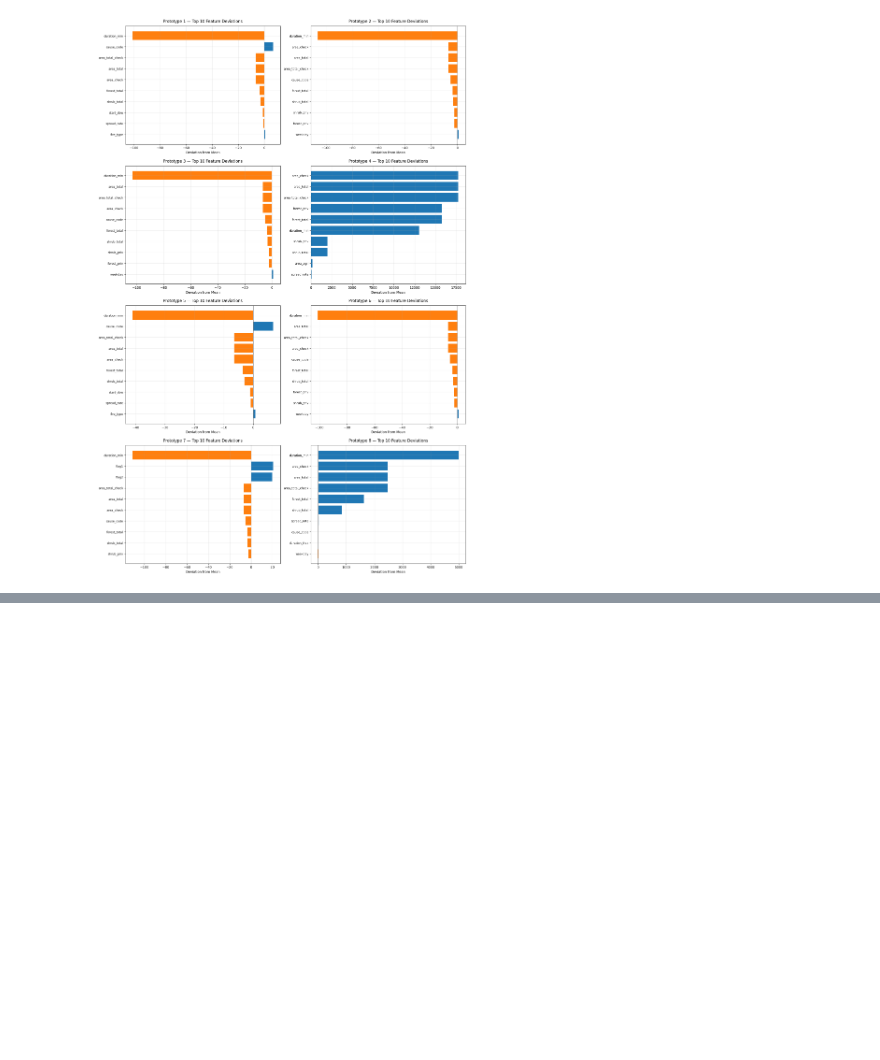
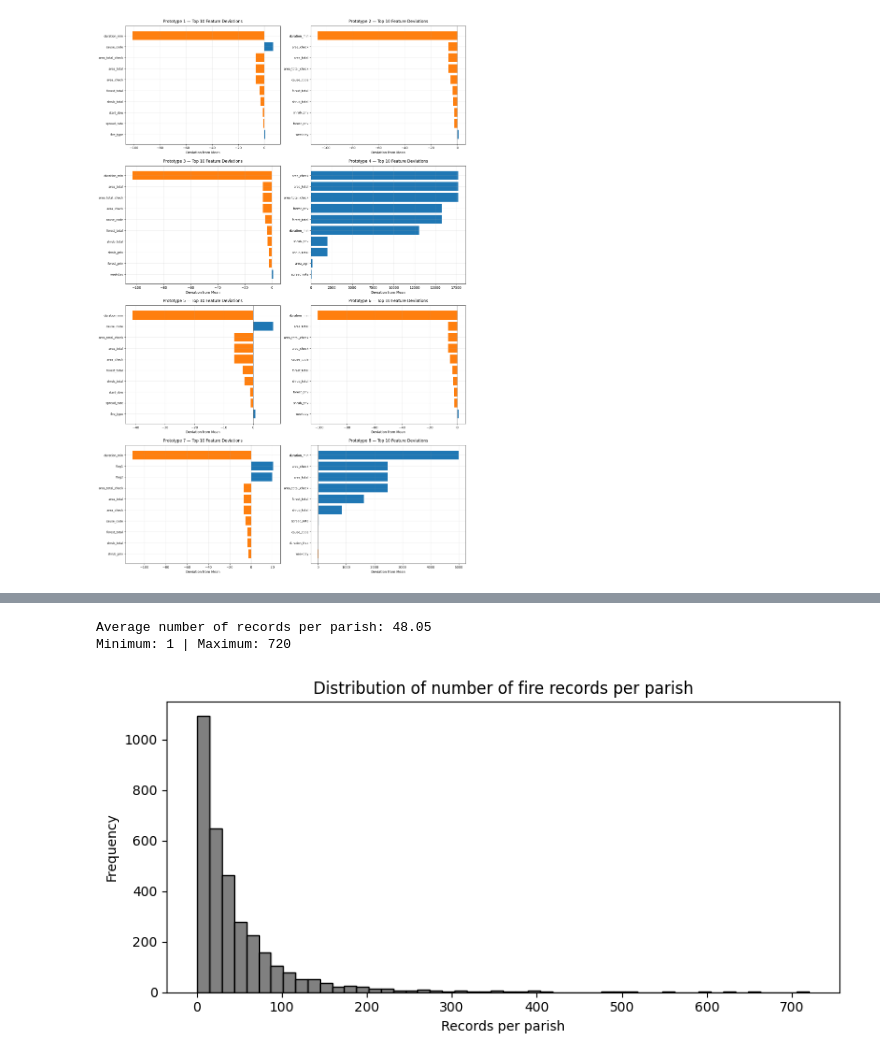
Before and after one commit to Mihalachee/RuralFireDatabase, a Jupyter notebook: project.ipynb, the cells around one changed output, grey strips where cells are left out. Cells and saved outputs as stored; diff of their text form; code cells hidden in the pictures; blank space fills up the shorter version.

```diff
--- a/project.ipynb
+++ b/project.ipynb
@@ -1681,0 +1719,2 @@ plt.show()
+# %%
+df = pd.read_csv("data/FireDataset_clean.csv")
@@ -1681,0 +1762,19 @@ plt.show()
+# %%
+# Parish frequency
+parish_freq = df['parish'].value_counts()
+print(f"\nAverage number of records per parish: {parish_freq.mean():.2f}")
+print(f"Minimum: {parish_freq.min()} | Maximum: {parish_freq.max()}")
+
+# Show distribution of parish sizes
+import matplotlib.pyplot as plt
+plt.figure(figsize=(8,4))
+plt.hist(parish_freq, bins=50, color='gray', edgecolor='black')
+plt.title("Distribution of number of fire records per parish")
+plt.xlabel("Records per parish")
+plt.ylabel("Frequency")
+plt.tight_layout()
+plt.show()
+# %% [output]
+Average number of records per parish: 48.05
+Minimum: 1 | Maximum: 720
+[figure, added]
```
Also changed, not shown: parts of 16 cells of this notebook.
